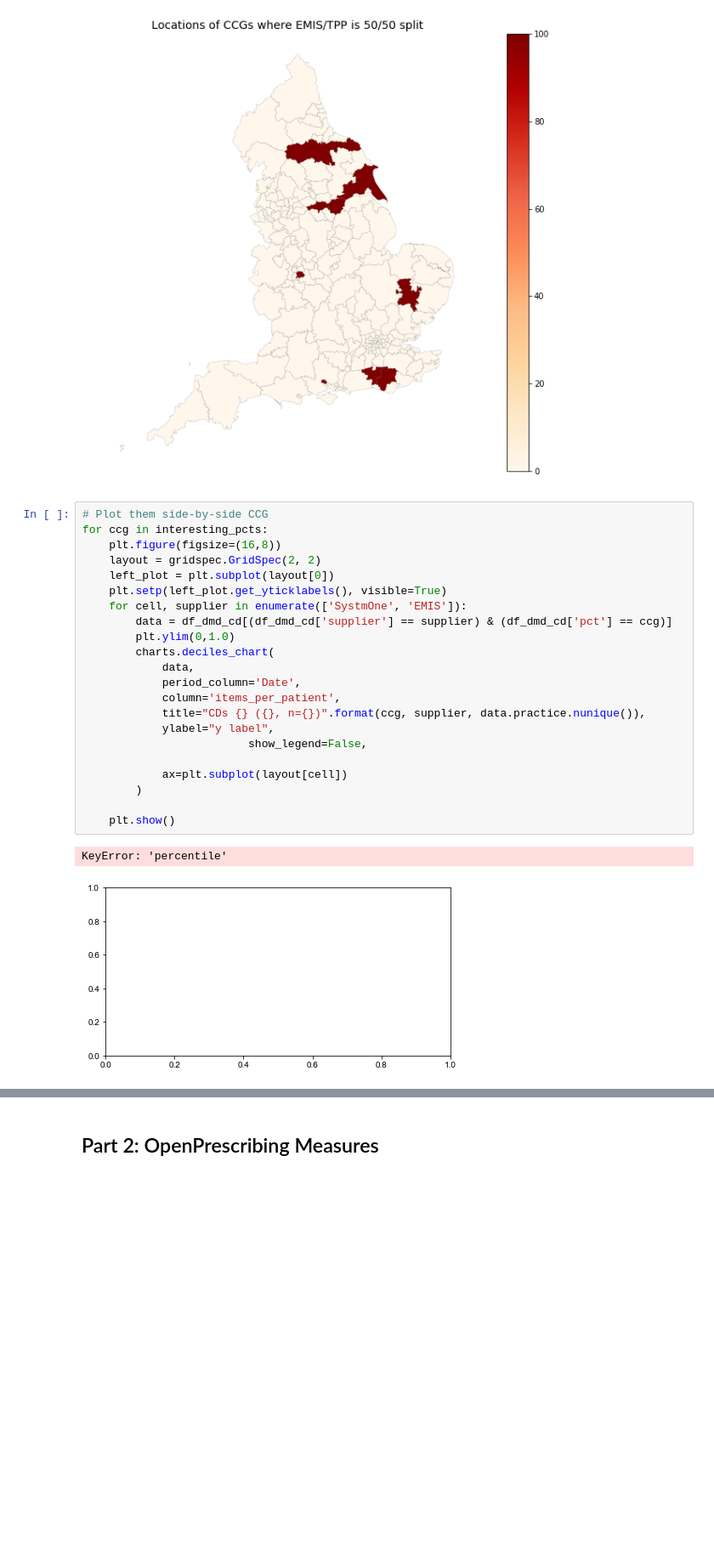
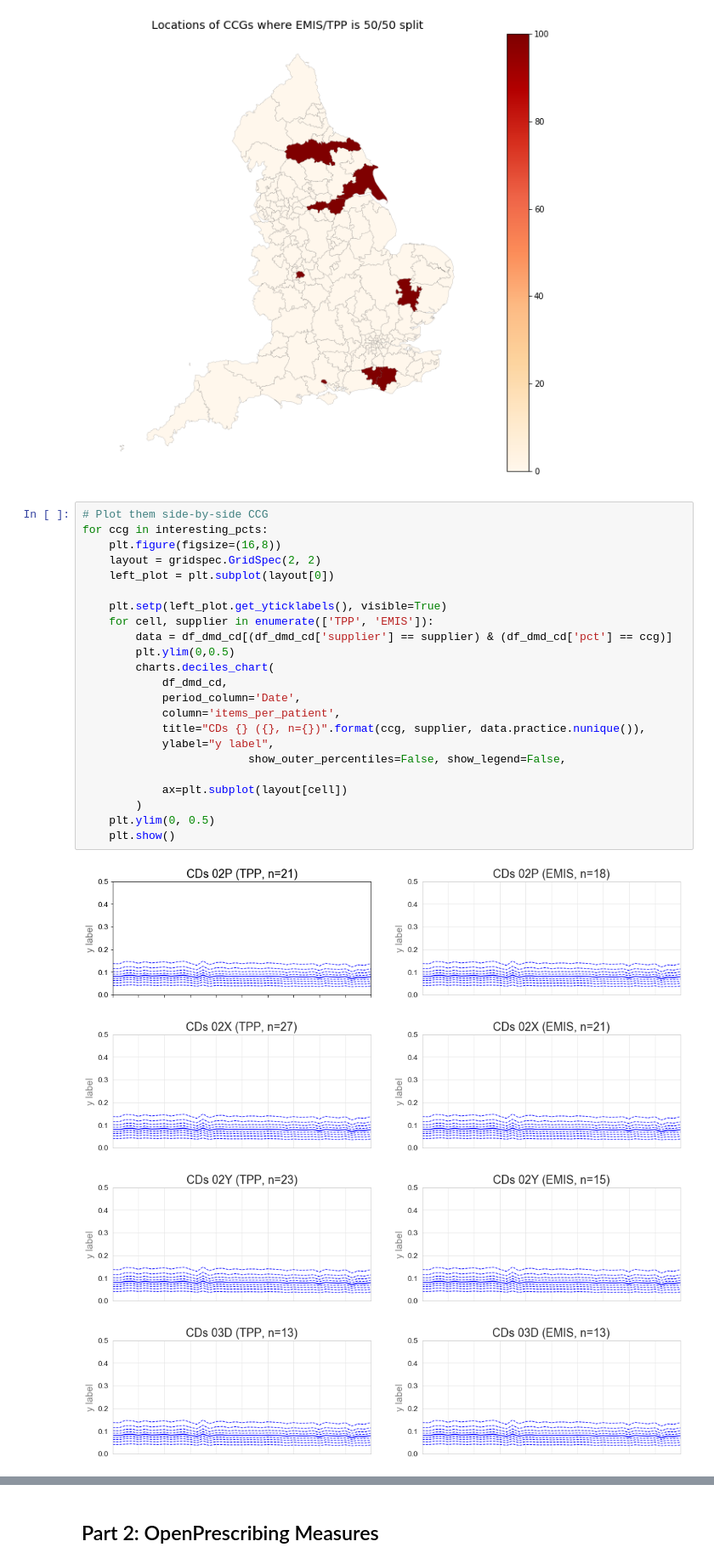
Before and after one commit to ebmdatalab/jupyter-notebooks, a Jupyter notebook: measures_by_software/Draft ideas/Controlled Drugs.ipynb, the cells around one changed output, grey strips where cells are left out. Shown at 85% size. Saved outputs shown, nothing was run; the diff lists cells and outputs as text; blank space fills up the shorter version.

```diff
--- a/measures_by_software/Draft ideas/Controlled Drugs.ipynb
+++ b/measures_by_software/Draft ideas/Controlled Drugs.ipynb
@@ -193,25 +193,28 @@ To retain the current behavior and silence the warning, pass 'sort=True'.
 # %%
 # Plot them side-by-side CCG
 for ccg in interesting_pcts:
     plt.figure(figsize=(16,8))
     layout = gridspec.GridSpec(2, 2)
     left_plot = plt.subplot(layout[0])
+
     plt.setp(left_plot.get_yticklabels(), visible=True)
-    for cell, supplier in enumerate(['SystmOne', 'EMIS']):
+    for cell, supplier in enumerate(['TPP', 'EMIS']):
         data = df_dmd_cd[(df_dmd_cd['supplier'] == supplier) & (df_dmd_cd['pct'] == ccg)]
-        plt.ylim(0,1.0)
+        plt.ylim(0,0.5)
         charts.deciles_chart(
-            data,
+            df_dmd_cd,
             period_column='Date',
             column='items_per_patient',
             title="CDs {} ({}, n={})".format(ccg, supplier, data.practice.nunique()),
             ylabel="y label",
-                         show_legend=False,
+                         show_outer_percentiles=False, show_legend=False,
 
             ax=plt.subplot(layout[cell])
         )
-
+    plt.ylim(0, 0.5)
     plt.show()
 # %% [output]
-KeyError: 'percentile'
-[figure, old version]
+[figure, new version]
+[figure, added]
+[figure, added]
+[figure, added]
```
Also changed, not shown: parts of 6 cells of this notebook, 1 other file.
